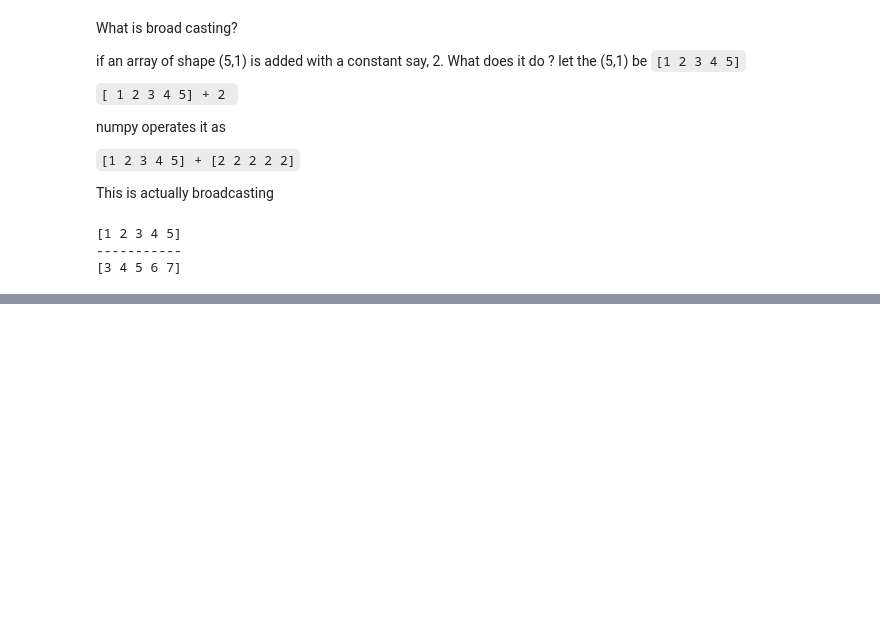
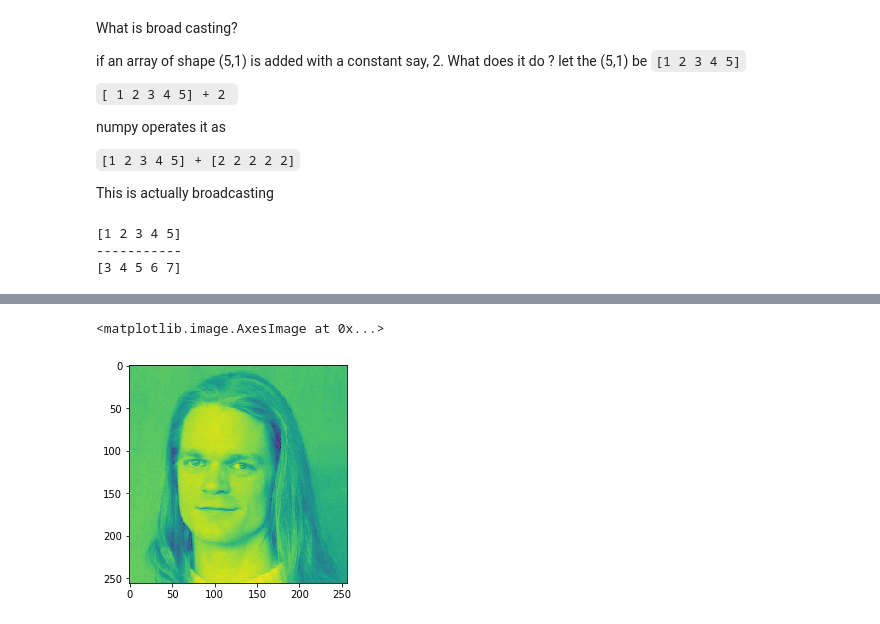
Before and after one commit to saiyerniakhil/numpy-100, a Jupyter notebook: numpy exercises.ipynb, the cells around one changed output, grey strips where cells are left out. Cells and saved outputs as stored; diff of their text form; code cells hidden in the pictures; blank space fills up the shorter version.

```diff
--- a/numpy exercises.ipynb
+++ b/numpy exercises.ipynb
@@ -388,0 +426,5 @@ print(br)
+# %%
+plt.imshow(im[:,:,-1])
+# %% [output]
+<matplotlib.image.AxesImage at 0x...>
+[figure, added]
```
Also changed, not shown: parts of 8 cells of this notebook.
